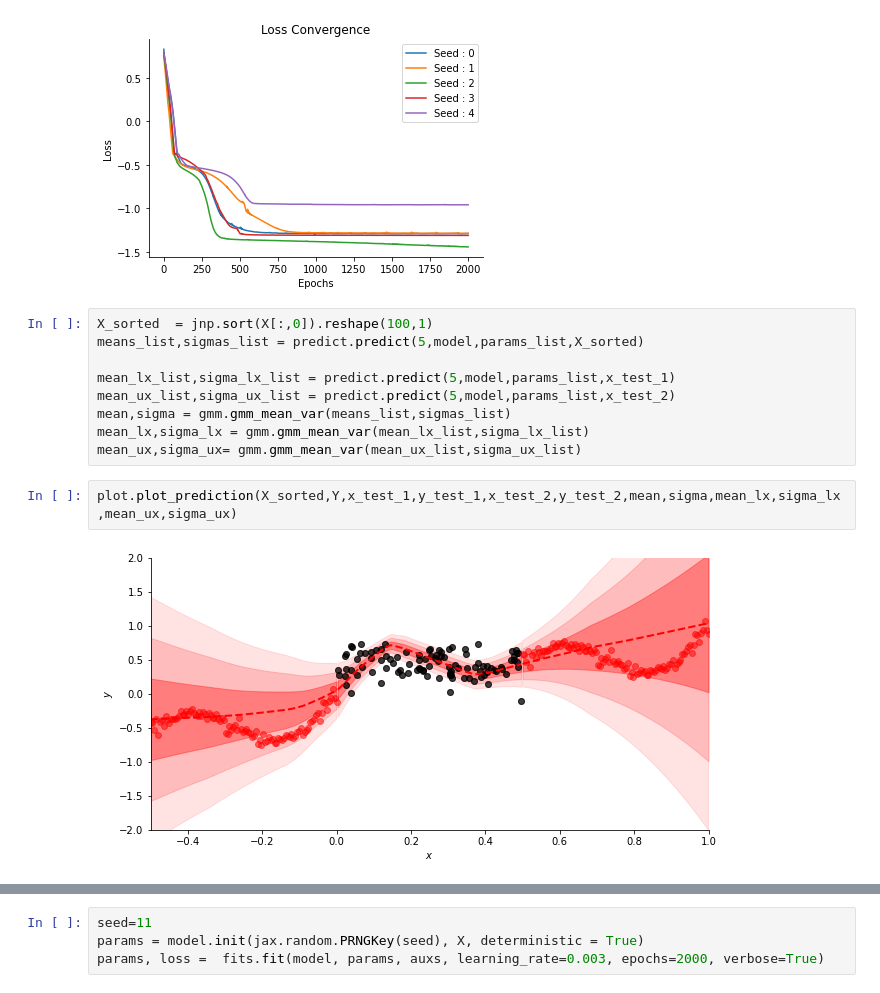
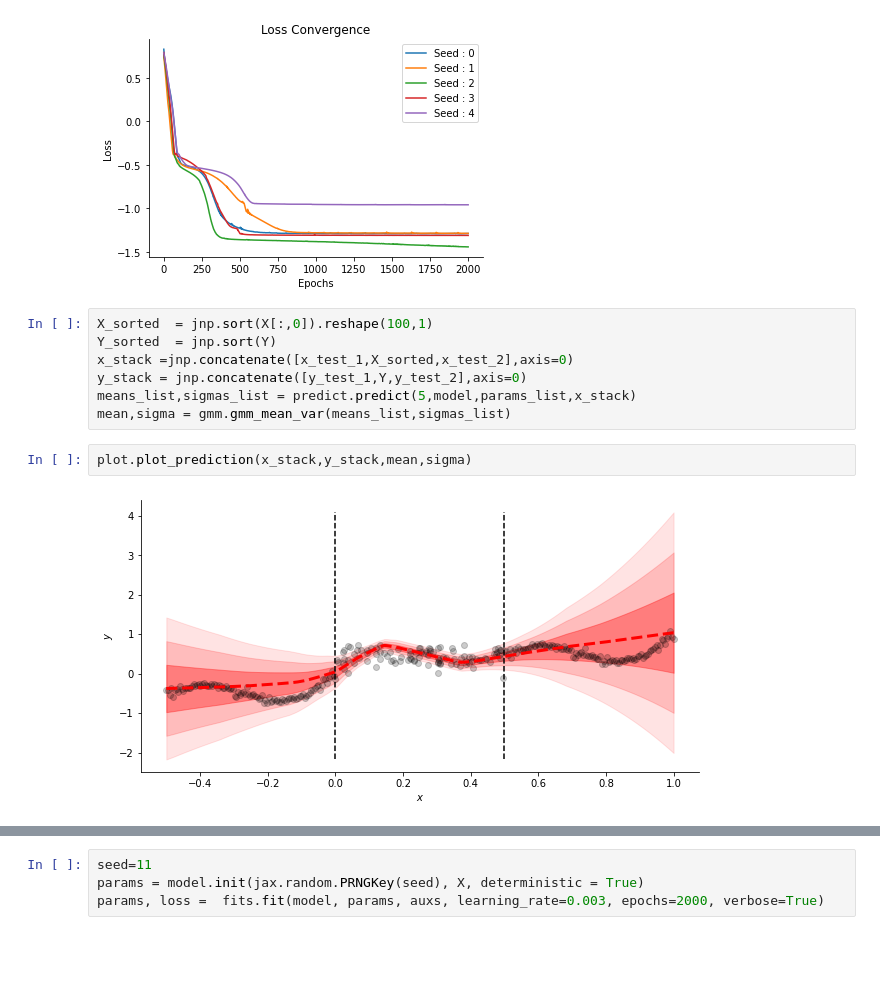
Before and after one commit to nipunbatra/bnn-zoo, a Jupyter notebook: notebooks/regression/DeepEnsemble_SinData.ipynb, the cells around one changed output, grey strips where cells are left out. Saved outputs shown, nothing was run; the diff lists cells and outputs as text; blank space fills up the shorter version.

```diff
--- a/notebooks/regression/DeepEnsemble_SinData.ipynb
+++ b/notebooks/regression/DeepEnsemble_SinData.ipynb
@@ -66,16 +66,14 @@ sns.despine()
 [figure]
 # %%
 X_sorted  = jnp.sort(X[:,0]).reshape(100,1)
-means_list,sigmas_list = predict.predict(5,model,params_list,X_sorted)
-
-mean_lx_list,sigma_lx_list = predict.predict(5,model,params_list,x_test_1)
-mean_ux_list,sigma_ux_list = predict.predict(5,model,params_list,x_test_2)
+Y_sorted  = jnp.sort(Y)
+x_stack =jnp.concatenate([x_test_1,X_sorted,x_test_2],axis=0)
+y_stack = jnp.concatenate([y_test_1,Y,y_test_2],axis=0)
+means_list,sigmas_list = predict.predict(5,model,params_list,x_stack)
 mean,sigma = gmm.gmm_mean_var(means_list,sigmas_list)
-mean_lx,sigma_lx = gmm.gmm_mean_var(mean_lx_list,sigma_lx_list)
-mean_ux,sigma_ux= gmm.gmm_mean_var(mean_ux_list,sigma_ux_list)
 # %%
-plot.plot_prediction(X_sorted,Y,x_test_1,y_test_1,x_test_2,y_test_2,mean,sigma,mean_lx,sigma_lx,mean_ux,sigma_ux)
+plot.plot_prediction(x_stack,y_stack,mean,sigma)
 # %% [output]
-[figure, old version]
+[figure, new version]
 # %%
 fig, (ax1, ax2,ax3) = plt.subplots(1,3,figsize=(15,5))
```
Also changed, not shown: parts of 4 cells of this notebook, 1 other file.
